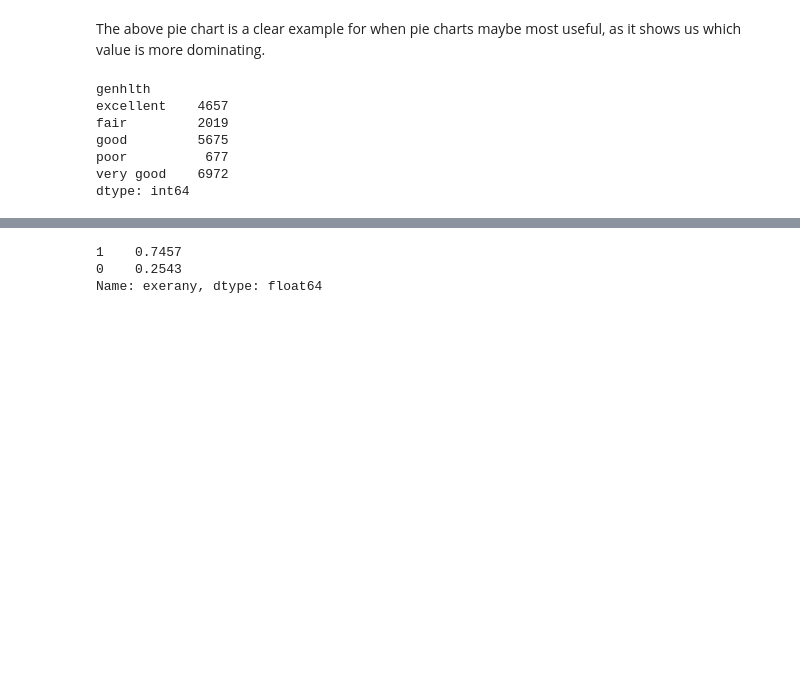
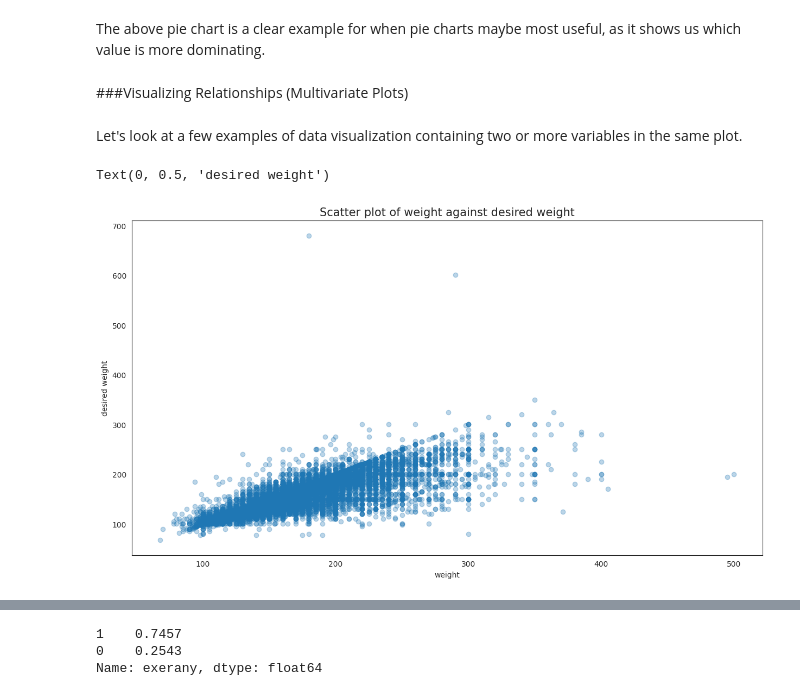
Before and after one commit to EphiWalker/BRFSS_Health, a Jupyter notebook: brfss_health.ipynb, the cells around one changed output, grey strips where cells are left out. Cells and saved outputs as stored; diff of their text form; code cells hidden in the pictures; blank space fills up the shorter version.

```diff
--- a/brfss_health.ipynb
+++ b/brfss_health.ipynb
@@ -336,18 +341,3 @@ cdc.groupby('hlthplan').size().plot(kind='pie')
 [figure]
 # %% [markdown]
 The above pie chart is a clear example for when pie charts maybe most useful, as it shows us which value is more dominating.
-# %%
-cdc.groupby('genhlth').size().
-# %% [output]
-genhlth
-excellent    4657
-fair         2019
-good         5675
-poor          677
-very good    6972
-dtype: int64
-# %%
-sns.set_style('whitegrid')
-plt.figure(figsize=(15,8))
-plt.pie(hlist, labels=cdc['genhlth'])
-plt.title('General health pie chart')
@@ -357,0 +344,13 @@ smoke.plot(kind='bar', color='turquoise',
+# %% [markdown]
+###Visualizing Relationships (Multivariate Plots)
+# %% [markdown]
+Let's look at a few examples of data visualization containing two or more variables in the same plot.
+# %%
+plt.figure(figsize=(15,8))
+plt.scatter(cdc['weight'], cdc['wtdesire'], alpha=0.3)
+plt.title('Scatter plot of weight against desired weight', fontsize=15)
+plt.xlabel('weight')
+plt.ylabel('desired weight')
+# %% [output]
+Text(0, 0.5, 'desired weight')
+[figure, added]
```
Also changed, not shown: parts of 19 cells of this notebook.
